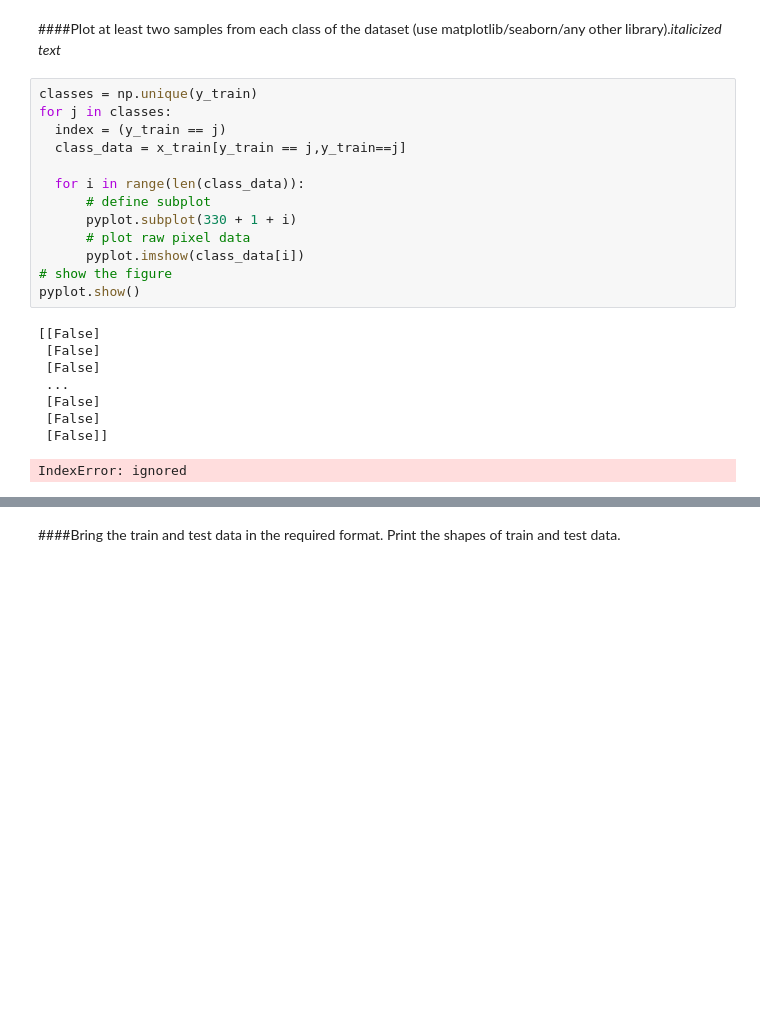
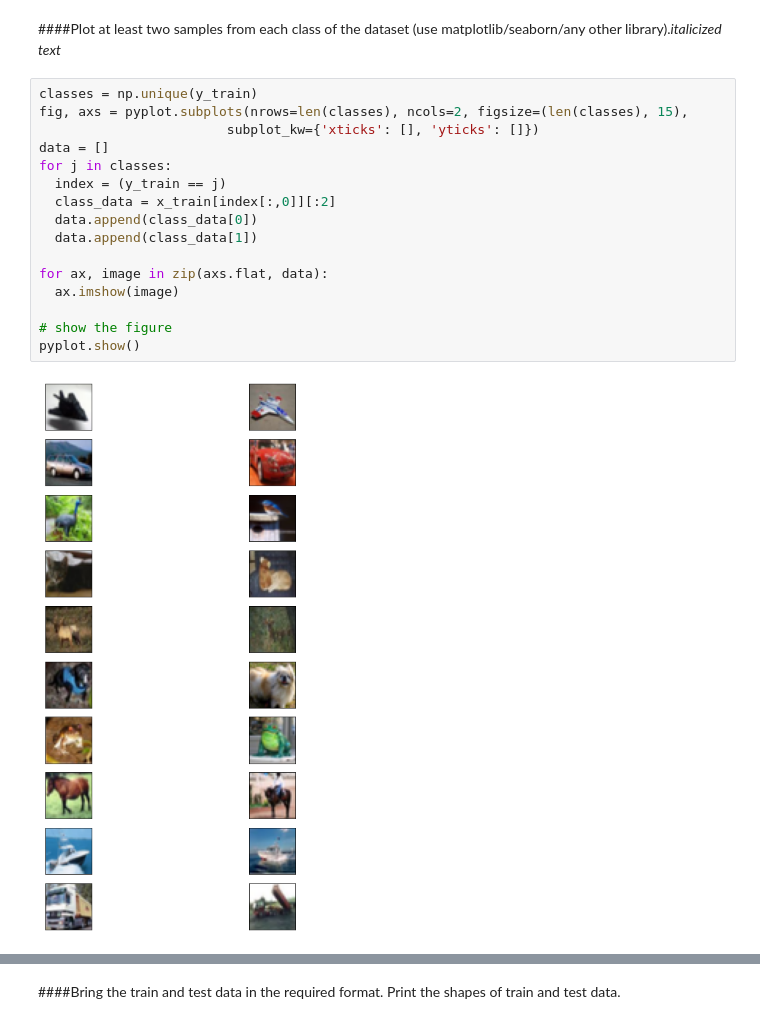
Before and after one commit to ashutoshsingh1/Predict-tags-on-StackOverflow-with-linear-models, a Jupyter notebook: Vision_Dataset_Set2_group_113.ipynb, the cells around one changed output, grey strips where cells are left out. Cells and saved outputs as stored; diff of their text form; blank space fills up the shorter version.

```diff
--- a/Vision_Dataset_Set2_group_113.ipynb
+++ b/Vision_Dataset_Set2_group_113.ipynb
@@ -84,25 +91,21 @@ print(len(device_lib.list_local_devices()))
 # 2. **Data Visualization and augmentation (1 mark)**<BR> Plot at least two samples from each class of the dataset (use matplotlib/seaborn/any other library). Apply rotation and height shift augmentation (rotation_range, height_shift_range)to the dataset separately. Print the augmented image and the original image for each class and each augmentation. Bring the train and test data in the required format. Print the shapes of train and test data.
 # %% [markdown]
 ####Plot at least two samples from each class of the dataset (use matplotlib/seaborn/any other library).*italicized text*
-# %%
-classes = np.unique(y_train)
-for j in classes:
-  index = (y_train == j)
-  class_data = x_train[y_train == j,y_train==j]
-
-  for i in range(len(class_data)):
-	  # define subplot
-	  pyplot.subplot(330 + 1 + i)
-	  # plot raw pixel data
-	  pyplot.imshow(class_data[i])
-# show the figure
-pyplot.show()
-# %% [output]
-[[False]
- [False]
- [False]
- ...
- [False]
- [False]
- [False]]
-IndexError: ignored
+# %%
+classes = np.unique(y_train)
+fig, axs = pyplot.subplots(nrows=len(classes), ncols=2, figsize=(len(classes), 15),
+                        subplot_kw={'xticks': [], 'yticks': []})
+data = []
+for j in classes:
+  index = (y_train == j)
+  class_data = x_train[index[:,0]][:2]
+  data.append(class_data[0])
+  data.append(class_data[1])
+
+for ax, image in zip(axs.flat, data):
+  ax.imshow(image)
+
+# show the figure
+pyplot.show()
+# %% [output]
+[figure, added]
```
Also changed, not shown: parts of 35 cells of this notebook.
